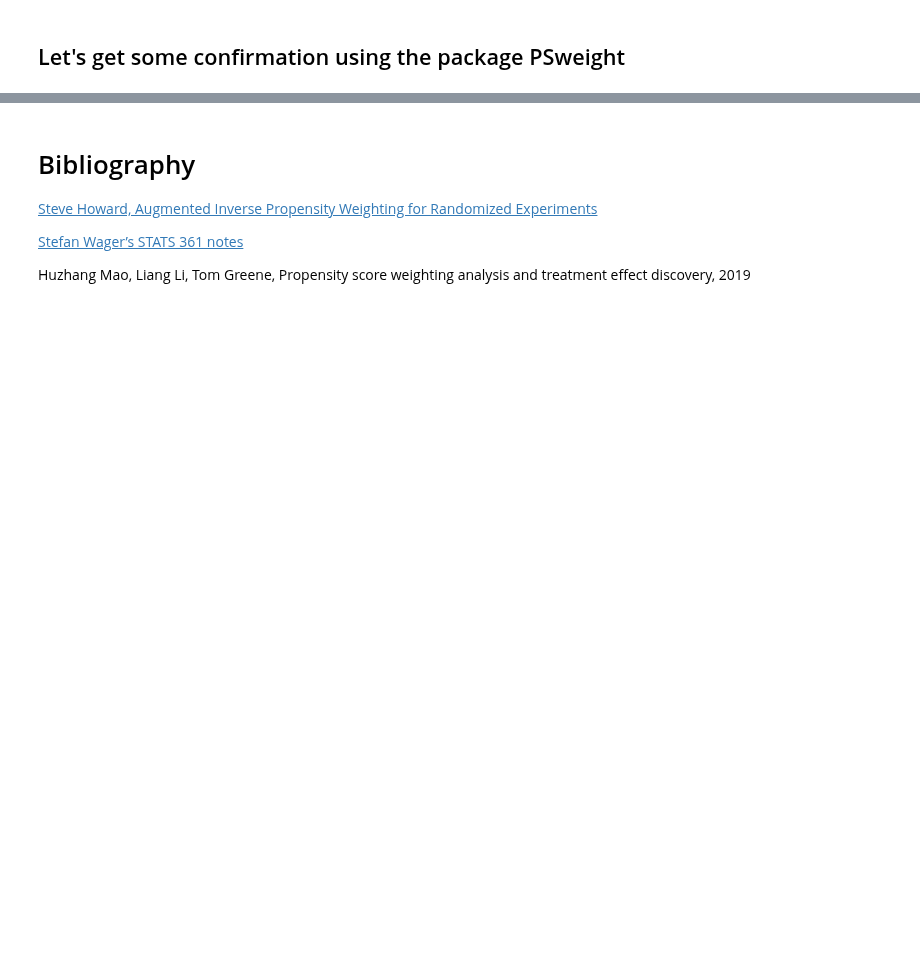
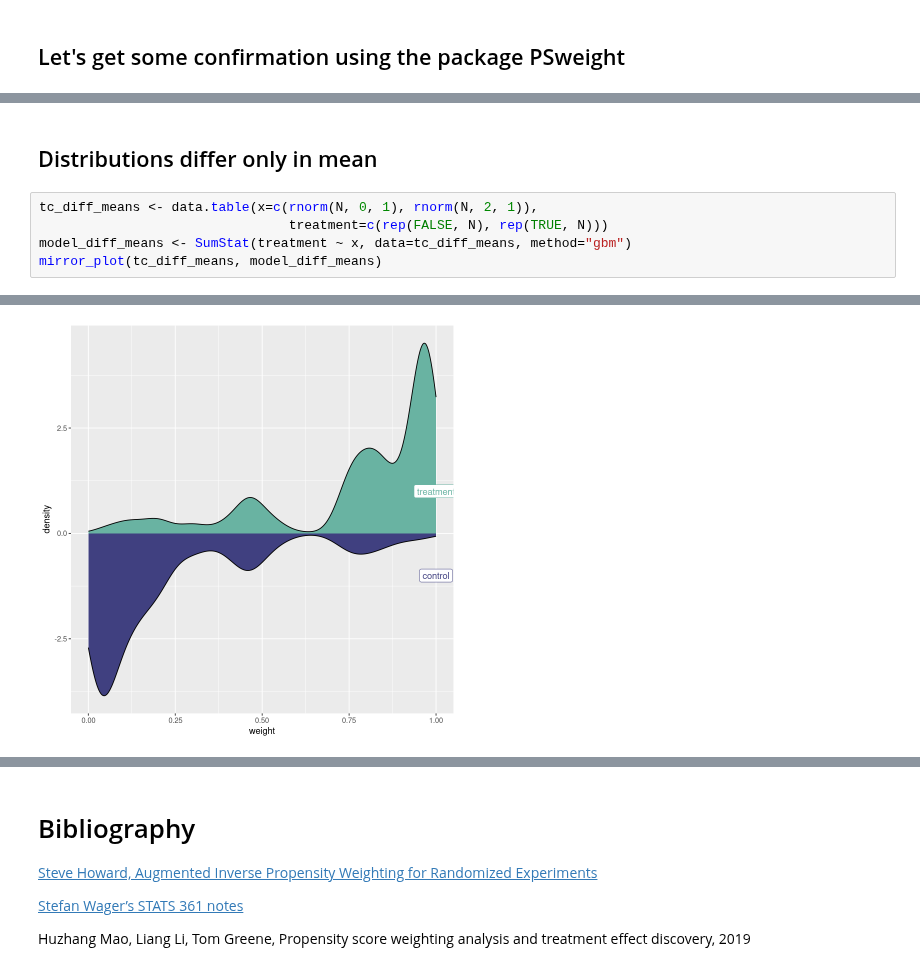
Before and after one commit to lsilvest/notes_and_stuff, a Jupyter notebook: propensity_weighting.ipynb, the cells around one changed output, grey strips where cells are left out. Drawn from its saved outputs; the diff is of its cells as text; blank space fills up the shorter version.

```diff
--- a/propensity_weighting.ipynb
+++ b/propensity_weighting.ipynb
@@ -593,0 +720,8 @@ aug$muhat["1"] - aug$muhat["0"]
+# %% [markdown]
+## Distributions differ only in mean
+# %%
+tc_diff_means <- data.table(x=c(rnorm(N, 0, 1), rnorm(N, 2, 1)),
+                                treatment=c(rep(FALSE, N), rep(TRUE, N)))
+model_diff_means <- SumStat(treatment ~ x, data=tc_diff_means, method="gbm")
+mirror_plot(tc_diff_means, model_diff_means)
+# %% [output]
@@ -593,0 +732 @@ aug$muhat["1"] - aug$muhat["0"]
+[figure, added]
```
Also changed, not shown: parts of 53 cells of this notebook.
